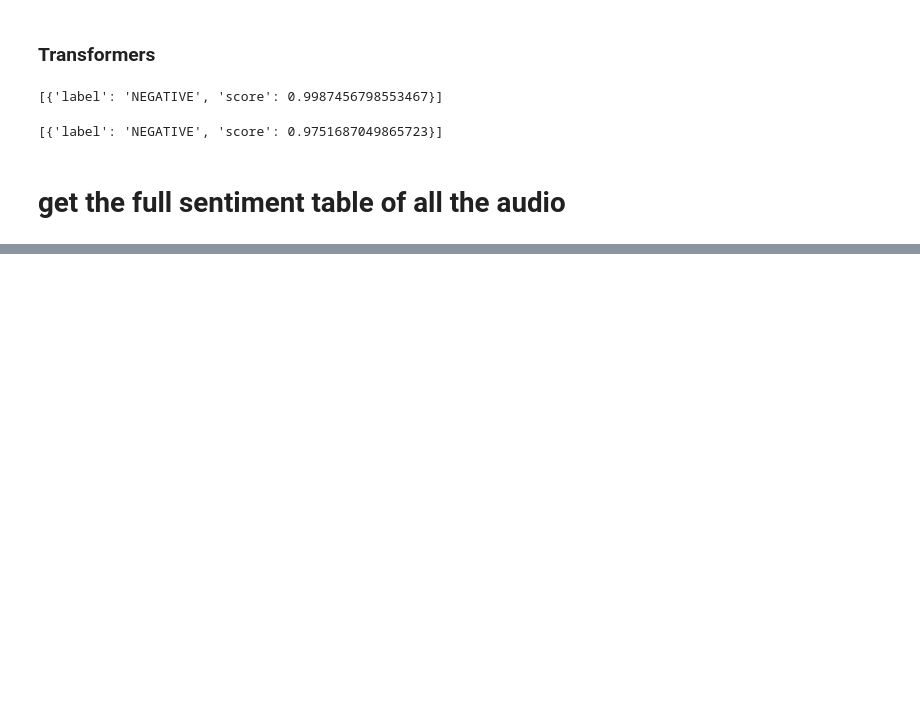
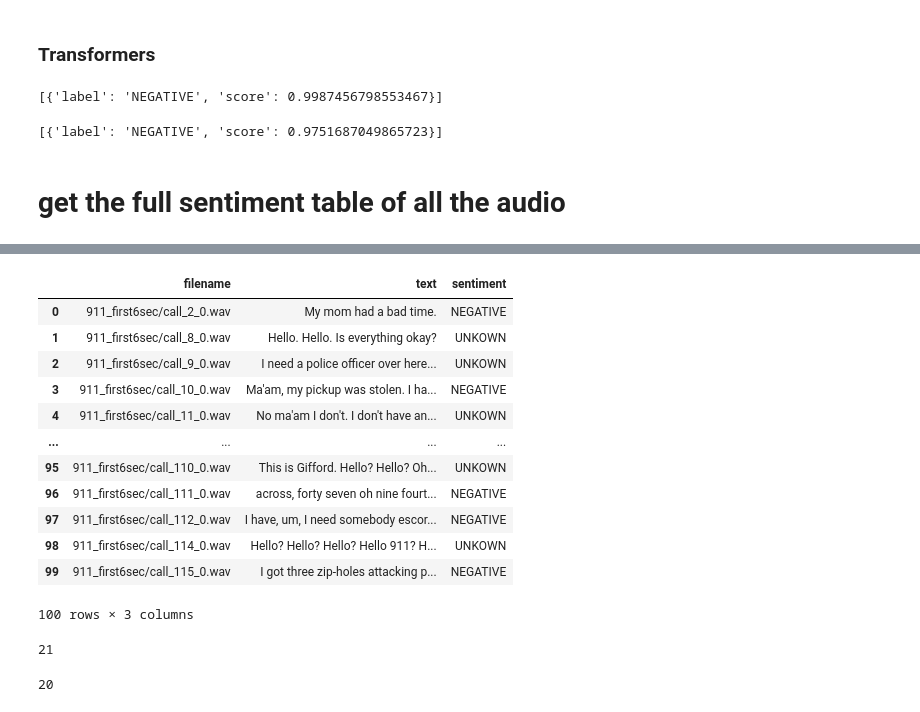
Before and after one commit to ramwtz/data-science-project, a Jupyter notebook: main.ipynb, the cells around one changed output, grey strips where cells are left out. Drawn from its saved outputs; the diff is of its cells as text; code cells hidden in the pictures; blank space fills up the shorter version.

```diff
--- a/main.ipynb
+++ b/main.ipynb
@@ -429,0 +495,16 @@ t
+# %%
+from nltk.sentiment.vader import SentimentIntensityAnalyzer
+
+def get_sentiment_vader(text):
+    sid = SentimentIntensityAnalyzer()
+    sent = sid.polarity_scores(text)
+    compund = sent['compound']
+    if compund > 1/3:
+        return 'POSITIVE'
+    elif compund < - 1/3:
+        return 'NEGATIVE'
+    else:
+        return 'UNKOWN'
+# %%
+sentiment_df_vader = text_series.apply(get_sentiment_vader)
+sentiment_df_vader
@@ -429,0 +524,26 @@ t
+# %%
+full_df_vader = pd.DataFrame([df['filename'][:100], text_series, sentiment_df_vader]).T
+full_df_vader.columns=['filename', 'text', 'sentiment']
+full_df_vader
+# %% [output]
+|  | filename | text | sentiment |
+| 0 | 911_first6sec/call_2_0.wav | My mom had a bad time. | NEGATIVE |
+| 1 | 911_first6sec/call_8_0.wav | Hello. Hello. Is everything okay? | UNKOWN |
+| 2 | 911_first6sec/call_9_0.wav | I need a police officer over here... | UNKOWN |
+| 3 | 911_first6sec/call_10_0.wav | Ma'am, my pickup was stolen. I ha... | NEGATIVE |
+| 4 | 911_first6sec/call_11_0.wav | No ma'am I don't. I don't have an... | UNKOWN |
+| ... | ... | ... | ... |
+| 95 | 911_first6sec/call_110_0.wav | This is Gifford. Hello? Hello? Oh... | UNKOWN |
+| 96 | 911_first6sec/call_111_0.wav | across, forty seven oh nine fourt... | NEGATIVE |
+| 97 | 911_first6sec/call_112_0.wav | I have, um, I need somebody escor... | NEGATIVE |
+| 98 | 911_first6sec/call_114_0.wav | Hello? Hello? Hello? Hello 911? H... | UNKOWN |
+| 99 | 911_first6sec/call_115_0.wav | I got three zip-holes attacking p... | NEGATIVE |
+100 rows × 3 columns
+# %%
+sentiment_df_vader[sentiment_df_vader == 'NEGATIVE'].count()
+# %% [output]
+21
+# %%
+sentiment_df_vader[sentiment_df_vader == 'POSITIVE'].count()
+# %% [output]
+20
```
Also changed, not shown: parts of 9 cells of this notebook.
